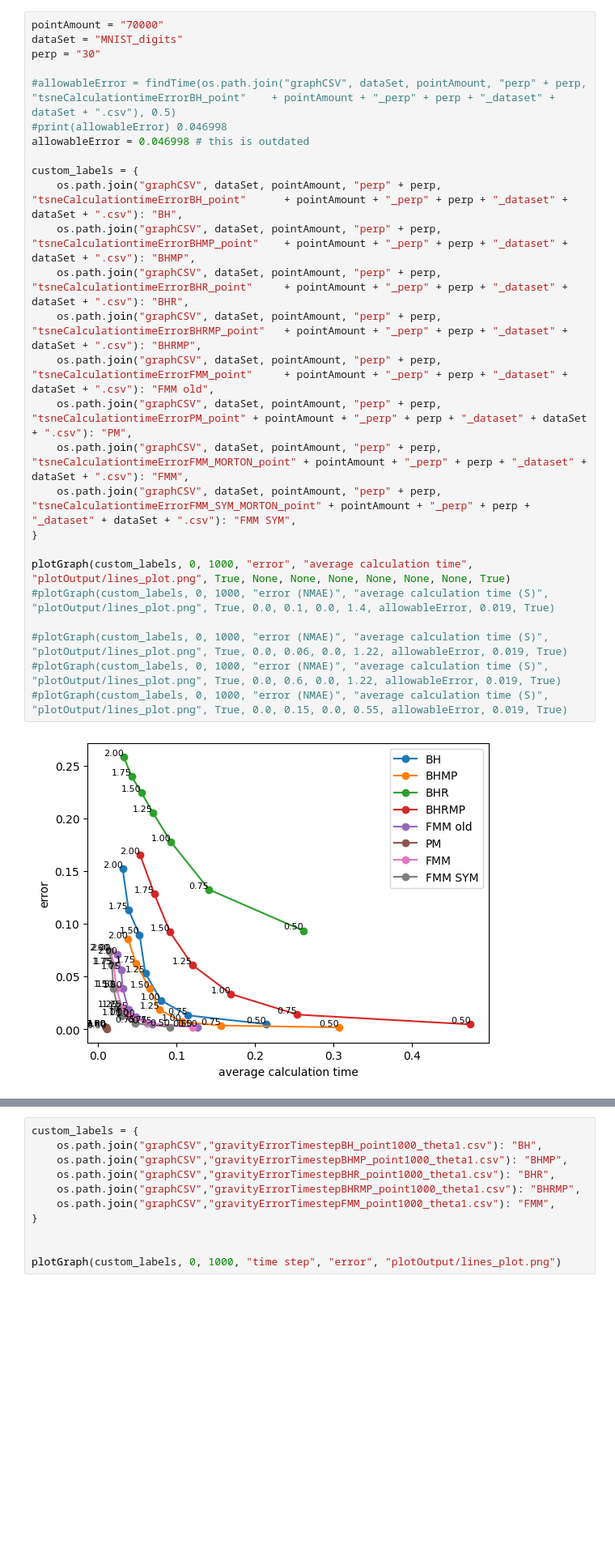
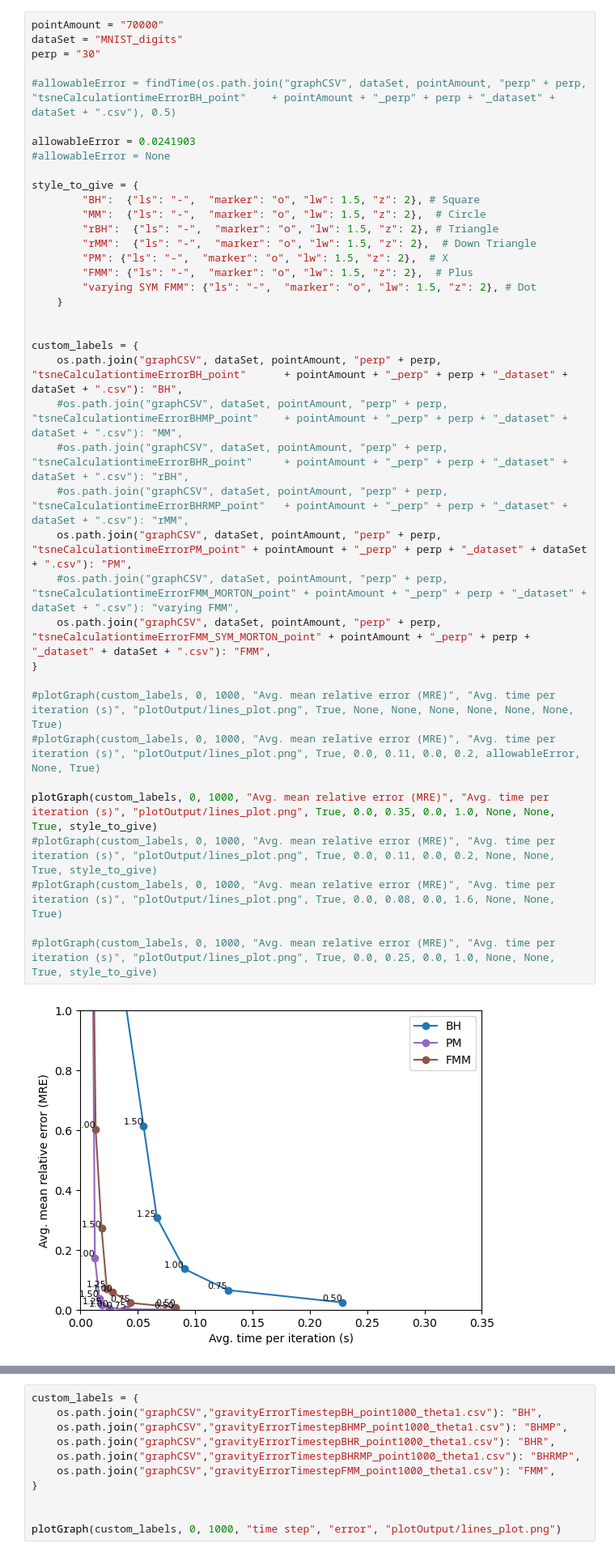
Before and after one commit to LucasFurer/MasterThesisLucas, a Jupyter notebook: grapher.ipynb, the cells around one changed output, grey strips where cells are left out. Shown at 81% size. Saved outputs shown, nothing was run; the diff lists cells and outputs as text; blank space fills up the shorter version.

```diff
--- a/grapher.ipynb
+++ b/grapher.ipynb
@@ -246,31 +311,44 @@ plotGraph(custom_labels, 0, 20,"theta", "average error", "plotOutput/lines_plot.
 # %%
 pointAmount = "70000"
 dataSet = "MNIST_digits"
 perp = "30"
 
 #allowableError = findTime(os.path.join("graphCSV", dataSet, pointAmount, "perp" + perp, "tsneCalculationtimeErrorBH_point"    + pointAmount + "_perp" + perp + "_dataset" + dataSet + ".csv"), 0.5)
-#print(allowableError) 0.046998
-allowableError = 0.046998 # this is outdated
+
+allowableError = 0.0241903
+#allowableError = None
+
+style_to_give = {
+        "BH":  {"ls": "-",  "marker": "o", "lw": 1.5, "z": 2}, # Square
+        "MM":  {"ls": "-",  "marker": "o", "lw": 1.5, "z": 2},  # Circle
+        "rBH":  {"ls": "-",  "marker": "o", "lw": 1.5, "z": 2}, # Triangle
+        "rMM":  {"ls": "-",  "marker": "o", "lw": 1.5, "z": 2},  # Down Triangle
+        "PM": {"ls": "-",  "marker": "o", "lw": 1.5, "z": 2},  # X
+        "FMM": {"ls": "-",  "marker": "o", "lw": 1.5, "z": 2},  # Plus
+        "varying SYM FMM": {"ls": "-",  "marker": "o", "lw": 1.5, "z": 2}, # Dot
+    }
+
 
 custom_labels = {
     os.path.join("graphCSV", dataSet, pointAmount, "perp" + perp, "tsneCalculationtimeErrorBH_point"      + pointAmount + "_perp" + perp + "_dataset" + dataSet + ".csv"): "BH",
-    os.path.join("graphCSV", dataSet, pointAmount, "perp" + perp, "tsneCalculationtimeErrorBHMP_point"    + pointAmount + "_perp" + perp + "_dataset" + dataSet + ".csv"): "BHMP",
-    os.path.join("graphCSV", dataSet, pointAmount, "perp" + perp, "tsneCalculationtimeErrorBHR_point"     + pointAmount + "_perp" + perp + "_dataset" + dataSet + ".csv"): "BHR",
-    os.path.join("graphCSV", dataSet, pointAmount, "perp" + perp, "tsneCalculationtimeErrorBHRMP_point"   + pointAmount + "_perp" + perp + "_dataset" + dataSet + ".csv"): "BHRMP",
-    os.path.join("graphCSV", dataSet, pointAmount, "perp" + perp, "tsneCalculationtimeErrorFMM_point"     + pointAmount + "_perp" + perp + "_dataset" + dataSet + ".csv"): "FMM old",
+    #os.path.join("graphCSV", dataSet, pointAmount, "perp" + perp, "tsneCalculationtimeErrorBHMP_point"    + pointAmount + "_perp" + perp + "_dataset" + dataSet + ".csv"): "MM",
+    #os.path.join("graphCSV", dataSet, pointAmount, "perp" + perp, "tsneCalculationtimeErrorBHR_point"     + pointAmount + "_perp" + perp + "_dataset" + dataSet + ".csv"): "rBH",
+    #os.path.join("graphCSV", dataSet, pointAmount, "perp" + perp, "tsneCalculationtimeErrorBHRMP_point"   + pointAmount + "_perp" + perp + "_dataset" + dataSet + ".csv"): "rMM",
     os.path.join("graphCSV", dataSet, pointAmount, "perp" + perp, "tsneCalculationtimeErrorPM_point" + pointAmount + "_perp" + perp + "_dataset" + dataSet + ".csv"): "PM",
-    os.path.join("graphCSV", dataSet, pointAmount, "perp" + perp, "tsneCalculationtimeErrorFMM_MORTON_point" + pointAmount + "_perp" + perp + "_dataset" + dataSet + ".csv"): "FMM",
-    os.path.join("graphCSV", dataSet, pointAmount, "perp" + perp, "tsneCalculationtimeErrorFMM_SYM_MORTON_point" + pointAmount + "_perp" + perp + "_dataset" + dataSet + ".csv"): "FMM SYM",
+    #os.path.join("graphCSV", dataSet, pointAmount, "perp" + perp, "tsneCalculationtimeErrorFMM_MORTON_point" + pointAmount + "_perp" + perp + "_dataset" + dataSet + ".csv"): "varying FMM",
+    os.path.join("graphCSV", dataSet, pointAmount, "perp" + perp, "tsneCalculationtimeErrorFMM_SYM_MORTON_point" + pointAmount + "_perp" + perp + "_dataset" + dataSet + ".csv"): "FMM",
 }
 
-plotGraph(custom_labels, 0, 1000, "error", "average calculation time", "plotOutput/lines_plot.png", True, None, None, None, None, None, None, True)
-#plotGraph(custom_labels, 0, 1000, "error (NMAE)", "average calculation time (S)", "plotOutput/lines_plot.png", True, 0.0, 0.1, 0.0, 1.4, allowableError, 0.019, True)
+#plotGraph(custom_labels, 0, 1000, "Avg. mean relative error (MRE)", "Avg. time per iteration (s)", "plotOutput/lines_plot.png", True, None, None, None, None, None, None, True)
+#plotGraph(custom_labels, 0, 1000, "Avg. mean relative error (MRE)", "Avg. time per iteration (s)", "plotOutput/lines_plot.png", True, 0.0, 0.11, 0.0, 0.2, allowableError, None, True)
 
-#plotGraph(custom_labels, 0, 1000, "error (NMAE)", "average calculation time (S)", "plotOutput/lines_plot.png", True, 0.0, 0.06, 0.0, 1.22, allowableError, 0.019, True)
-#plotGraph(custom_labels, 0, 1000, "error (NMAE)", "average calculation time (S)", "plotOutput/lines_plot.png", True, 0.0, 0.6, 0.0, 1.22, allowableError, 0.019, True)
-#plotGraph(custom_labels, 0, 1000, "error (NMAE)", "average calculation time (S)", "plotOutput/lines_plot.png", True, 0.0, 0.15, 0.0, 0.55, allowableError, 0.019, True)
+plotGraph(custom_labels, 0, 1000, "Avg. mean relative error (MRE)", "Avg. time per iteration (s)", "plotOutput/lines_plot.png", True, 0.0, 0.35, 0.0, 1.0, None, None, True, style_to_give)
+#plotGraph(custom_labels, 0, 1000, "Avg. mean relative error (MRE)", "Avg. time per iteration (s)", "plotOutput/lines_plot.png", True, 0.0, 0.11, 0.0, 0.2, None, None, True, style_to_give)
+#plotGraph(custom_labels, 0, 1000, "Avg. mean relative error (MRE)", "Avg. time per iteration (s)", "plotOutput/lines_plot.png", True, 0.0, 0.08, 0.0, 1.6, None, None, True)
+
+#plotGraph(custom_labels, 0, 1000, "Avg. mean relative error (MRE)", "Avg. time per iteration (s)", "plotOutput/lines_plot.png", True, 0.0, 0.25, 0.0, 1.0, None, None, True, style_to_give)
 # %% [output]
-[figure, old version]
+[figure, new version]
 # %%
 pointAmount = "70000"
 min_theta = "0.75"
```
Also changed, not shown: parts of 11 cells of this notebook, 8 other files.
